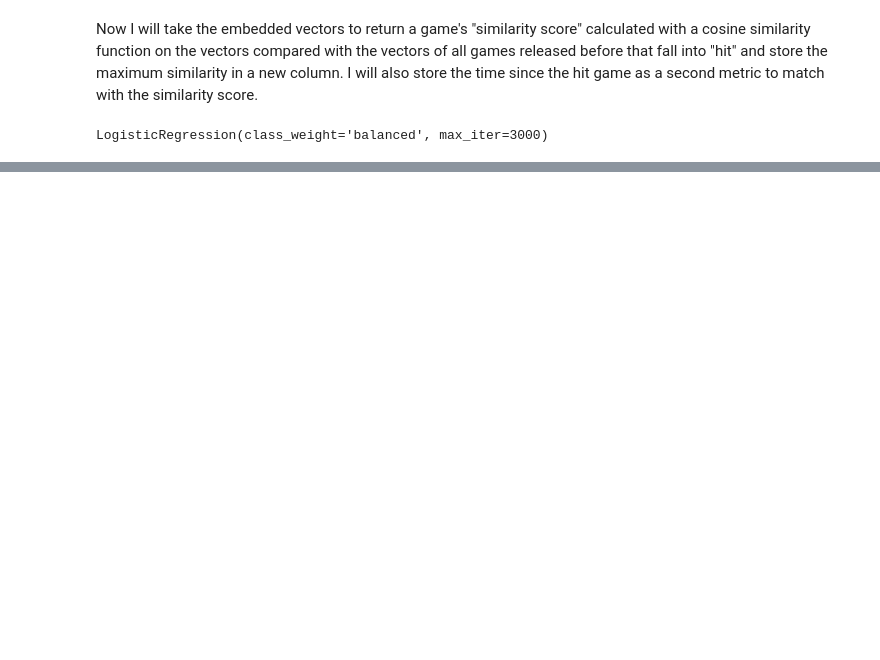
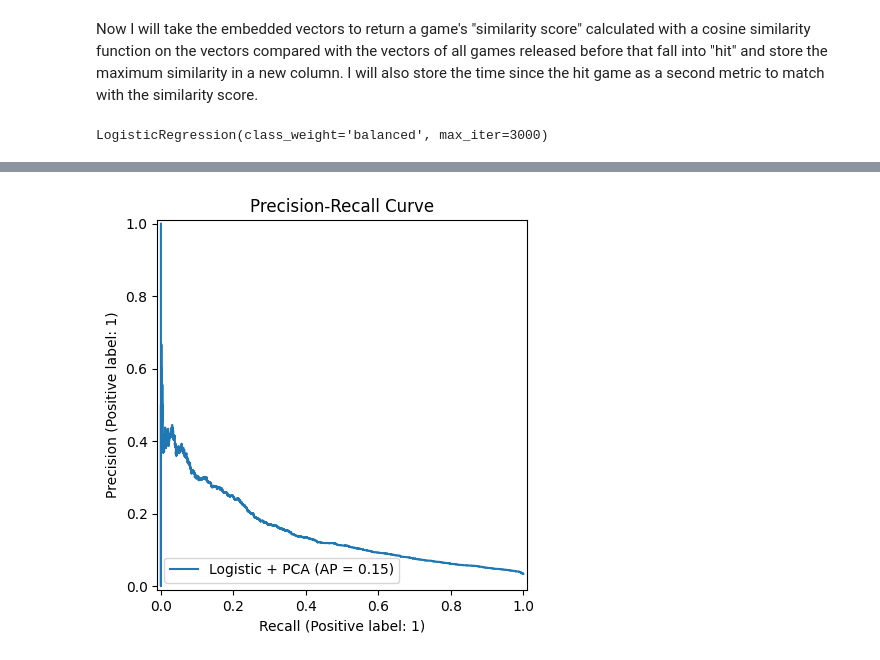
Before and after one commit to JayMCook/Video-Game-Sales-Analysis, a Jupyter notebook: notebooks/04-imitation-modeling.ipynb, the cells around one changed output, grey strips where cells are left out. Saved outputs shown, nothing was run; the diff lists cells and outputs as text; code cells hidden in the pictures; blank space fills up the shorter version.

Commit message:
Final basic attempts, weak but not insignificant improvement, now need to clean up all of these files to a presentable state.

```diff
--- a/notebooks/04-imitation-modeling.ipynb
+++ b/notebooks/04-imitation-modeling.ipynb
@@ -256,0 +410,26 @@ print(coef_df.head(15))
+# %%
+from sklearn.decomposition import PCA
+
+pca = PCA(n_components=50, random_state=42)
+
+emb_train_reduced = pca.fit_transform(emb_train)
+emb_test_reduced = pca.transform(emb_test)
+# %%
+X_train_final = np.hstack([X_train_scaled, emb_train_reduced])
+X_test_final = np.hstack([X_test_scaled, emb_test_reduced])
+# %%
+from sklearn.linear_model import LogisticRegression
+
+model_pca = LogisticRegression(
+    max_iter=3000,
+    class_weight='balanced'
+)
+
+model_pca.fit(X_train_final, y_train)
+
+y_probs = model_pca.predict_proba(X_test_final)[:, 1]
+y_pred = (y_probs > 0.6).astype(int)
+
+print("F1:", f1_score(y_test, y_pred))
+print(classification_report(y_test, y_pred))
+print(confusion_matrix(y_test, y_pred))
@@ -256,0 +451,16 @@ print(coef_df.head(15))
+# %%
+from sklearn.metrics import PrecisionRecallDisplay
+import matplotlib.pyplot as plt
+
+# logistic + PCA model
+PrecisionRecallDisplay.from_estimator(
+    model_pca,
+    X_test_final,
+    y_test,
+    name="Logistic + PCA"
+)
+
+plt.title("Precision-Recall Curve")
+plt.show()
+# %% [output]
+[figure, added]
```
Also changed, not shown: parts of 16 cells of this notebook.
